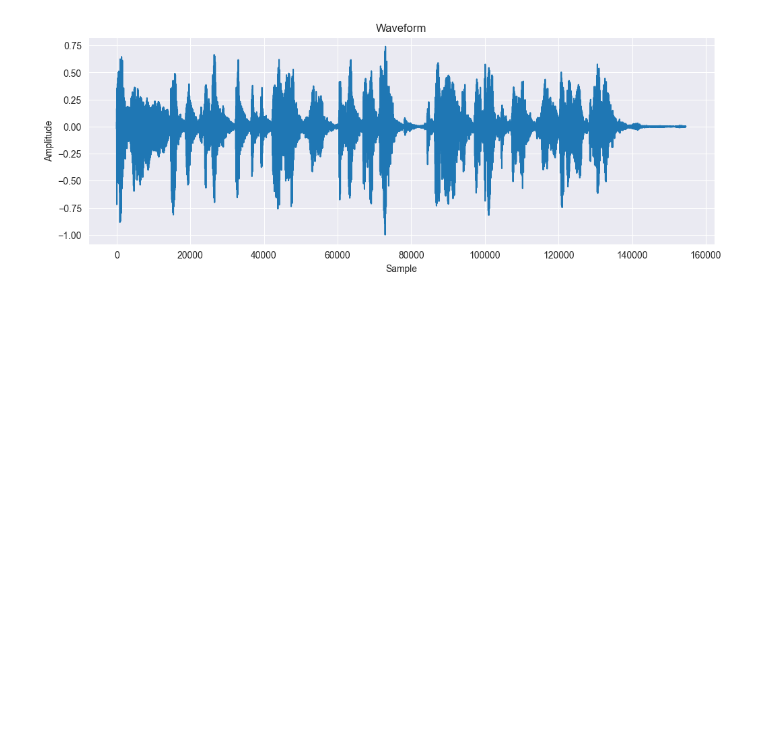
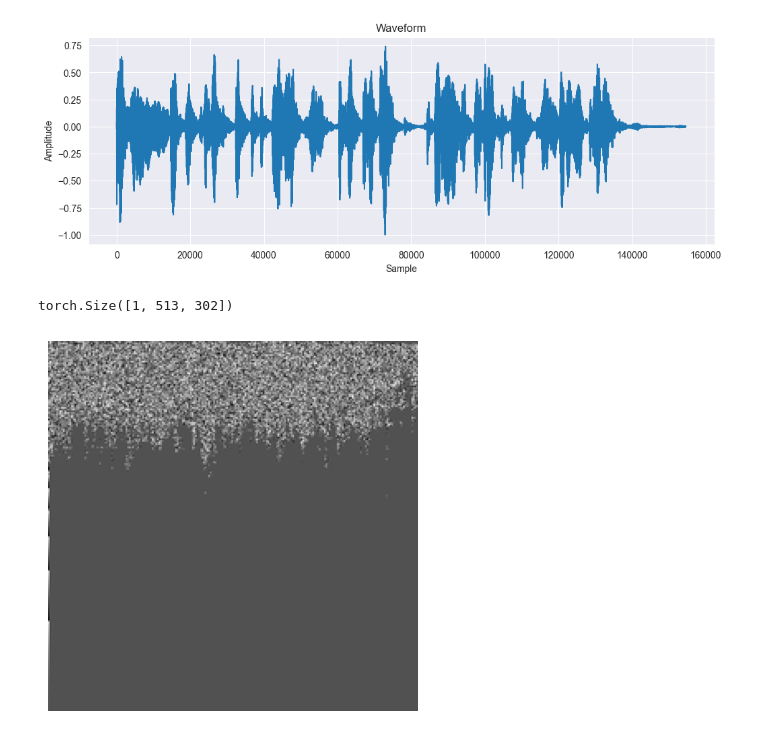
Before and after one commit to Outsider-corp/voice_biometry_recognition, a Jupyter notebook: research.ipynb, the cells around one changed output. Cells and saved outputs as stored; diff of their text form; code cells hidden in the pictures; blank space fills up the shorter version.

```diff
--- a/research.ipynb
+++ b/research.ipynb
@@ -62,6 +63,3 @@ resnet1_df['epoch_loss_val'].plot()
 # %% [output]
 <Axes: >
 [figure]
-# %%
-with open('models/correct/DeepSpeaker_100pers_10vox_20mfcc_tripl_011_raw_training.txt', 'r') as f:
-    raw_input = f.readlines()
@@ -85,6 +66,6 @@ dtdnnss1['99']
 # %%
-with open('models/statistic/DeepSpeaker_100pers_10vox_20mfcc_tripl_011.json', 'w') as f:
-    json.dump(dtdnnss1, f)
+with open('voice_params/v10_voice_params_100pers_10vox.json', 'r') as f:
+    model_params = json.load(f)
 # %%
 import torch
 import torchaudio
@@ -123,3 +104,42 @@ plt.savefig(r'pictures/waveform_roma3_clear.png')
 plt.show()
 # %% [output]
 [figure]
+# %%
+audio_file = r'D:\Py_Projects\neuro\output\wav_voices\Roma\3.wav'
+_, spec = get_features_from_file(audio_file, model_params, spectrogram=True)
+# %%
+from torchvision.transforms import transforms
+
+mean = 0.485
+std = 0.229
+
+# Преобразуем спектрограмму в тензор
+spec_tensor = torch.from_numpy(spec).float()
+# %%
+spec_tensor.shape
+# %% [output]
+torch.Size([1, 513, 302])
+# %%
+from PIL import Image
+
+# Изменяем порядок измерений на (каналы, высота, ширина)
+# spec_tensor = spec_tensor.permute(2, 0, 1)
+
+# Применяем трансформацию
+transform = transforms.Compose([
+    transforms.ToPILImage(),
+    transforms.Resize((224, 224), interpolation=Image.LANCZOS),
+    transforms.ToTensor(),
+    transforms.Normalize(mean=[mean], std=[std])
+])
+
+# Применяем трансформацию к спектрограмме
+pil_image = transform(spec_tensor)
+
+# Отображение изображения
+plt.imshow(pil_image.permute(1, 2, 0), cmap='gray')
+plt.axis('off')
+plt.savefig(r'pictures/spectro_roma3.png')
+plt.show()
+# %% [output]
+[figure, added]
```
Also changed, not shown: parts of 4 cells of this notebook, 2 other files.
